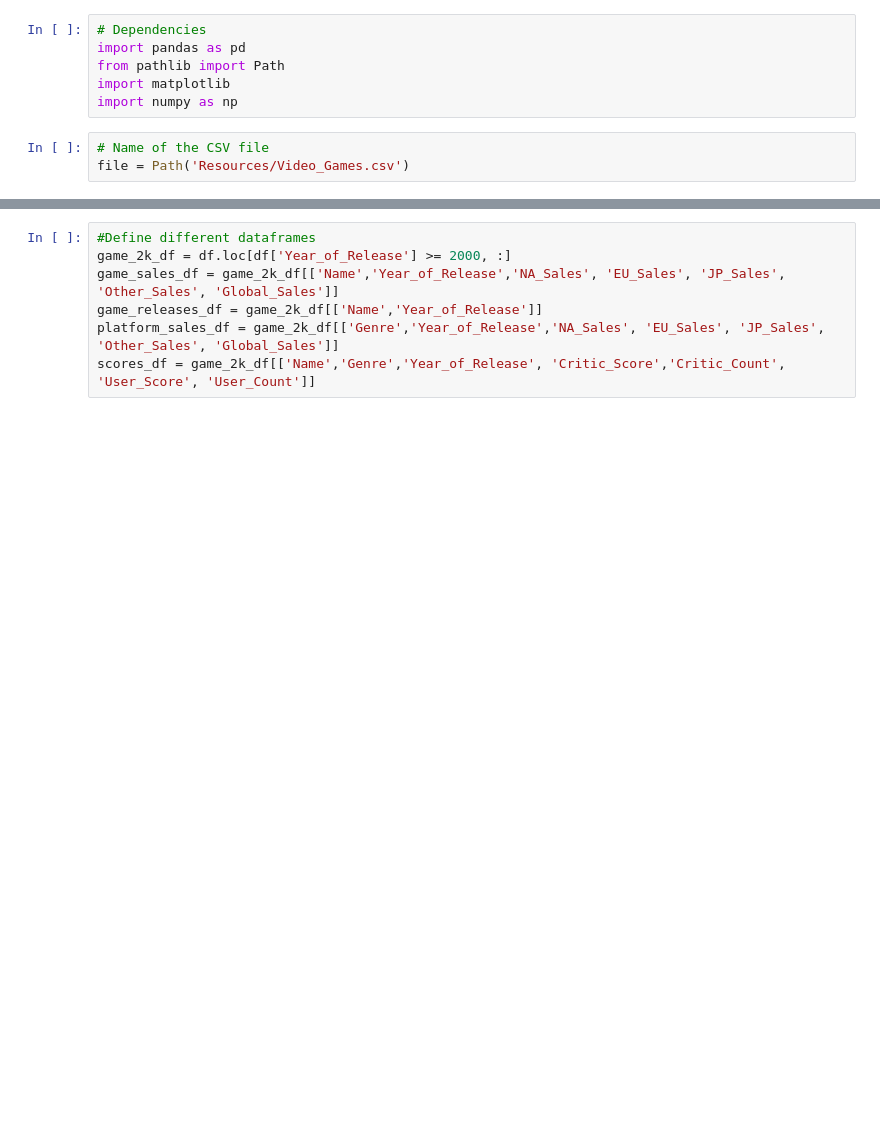
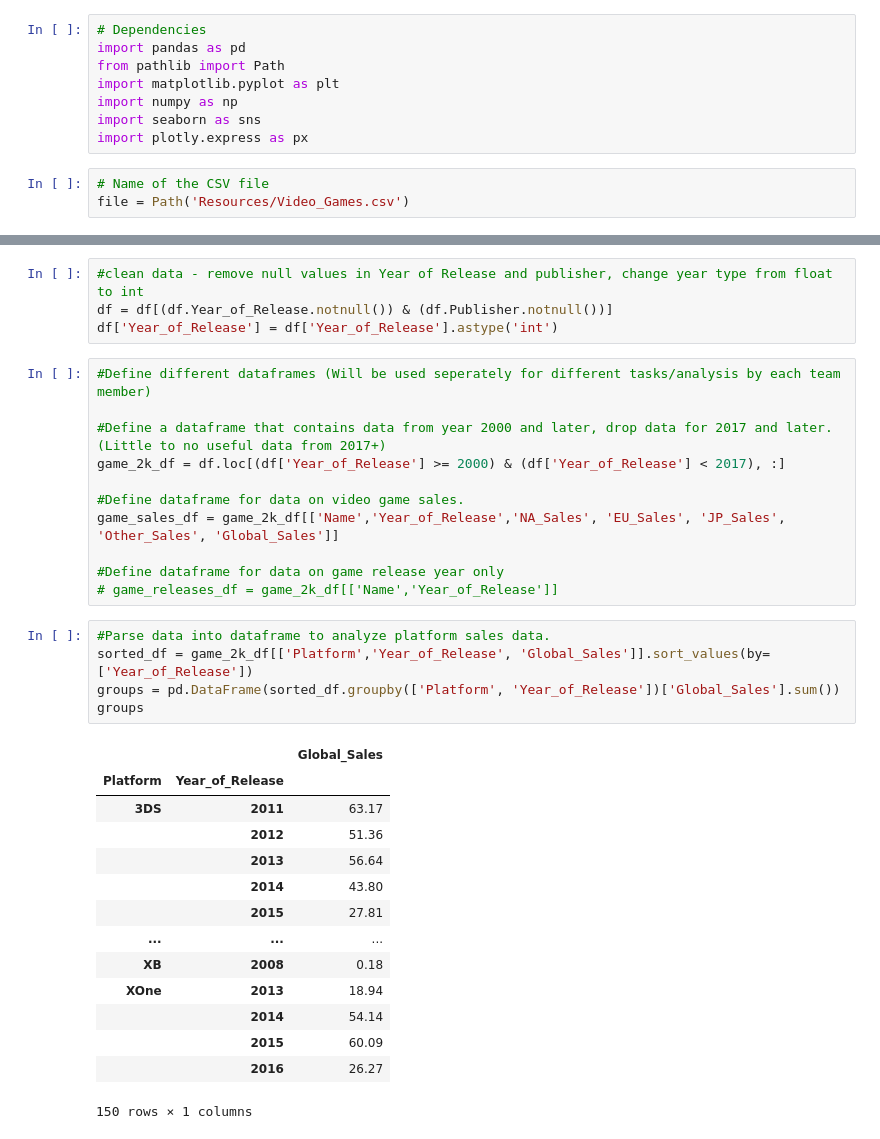
Before and after one commit to joey-october85/Project01_Team04, a Jupyter notebook: main.ipynb, the cells around one changed output, grey strips where cells are left out. Drawn from its saved outputs; the diff is of its cells as text; blank space fills up the shorter version.

Commit message:
mainpy data/code/analysis/graphs

```diff
--- a/main.ipynb
+++ b/main.ipynb
@@ -2,8 +2,10 @@
 # Dependencies
 import pandas as pd
 from pathlib import Path
-import matplotlib
+import matplotlib.pyplot as plt
 import numpy as np
+import seaborn as sns
+import plotly.express as px
 # %%
 # Name of the CSV file
 file = Path('Resources/Video_Games.csv')
@@ -18,10 +20,38 @@ df.head()
 | 2 | Mario Kart Wii | Wii | 2008.0 | Racing | Nintendo | 15.68 | 12.76 | 3.79 | 3.29 | ... |
 | 3 | Wii Sports Resort | Wii | 2009.0 | Sports | Nintendo | 15.61 | 10.93 | 3.28 | 2.95 | ... |
 | 4 | Pokemon Red/Pokemon Blue | GB | 1996.0 | Role-Playing | Nintendo | 11.27 | 8.89 | 10.22 | 1.00 | ... |
+# %%
+#clean data - remove null values in Year of Release and publisher, change year type from float to int
+df = df[(df.Year_of_Release.notnull()) & (df.Publisher.notnull())]
+df['Year_of_Release'] = df['Year_of_Release'].astype('int')
 # %%
-#Define different dataframes
-game_2k_df = df.loc[df['Year_of_Release'] >= 2000, :]
+#Define different dataframes (Will be used seperately for different tasks/analysis by each team member)
+
+#Define a dataframe that contains data from year 2000 and later, drop data for 2017 and later. (Little to no useful data from 2017+)
+game_2k_df = df.loc[(df['Year_of_Release'] >= 2000) & (df['Year_of_Release'] < 2017), :]
+
+#Define dataframe for data on video game sales.
 game_sales_df = game_2k_df[['Name','Year_of_Release','NA_Sales', 'EU_Sales', 'JP_Sales', 'Other_Sales', 'Global_Sales']]
-game_releases_df = game_2k_df[['Name','Year_of_Release']]
-platform_sales_df = game_2k_df[['Genre','Year_of_Release','NA_Sales', 'EU_Sales', 'JP_Sales', 'Other_Sales', 'Global_Sales']]
-scores_df = game_2k_df[['Name','Genre','Year_of_Release', 'Critic_Score','Critic_Count', 'User_Score', 'User_Count']]
+
+#Define dataframe for data on game release year only
+# game_releases_df = game_2k_df[['Name','Year_of_Release']]
+# %%
+#Parse data into dataframe to analyze platform sales data.
+sorted_df = game_2k_df[['Platform','Year_of_Release', 'Global_Sales']].sort_values(by=['Year_of_Release'])
+groups = pd.DataFrame(sorted_df.groupby(['Platform', 'Year_of_Release'])['Global_Sales'].sum())
+groups
+# %% [output]
+|  |  | Global_Sales |
+| Platform | Year_of_Release |  |
+| 3DS | 2011 | 63.17 |
+|  | 2012 | 51.36 |
+|  | 2013 | 56.64 |
+|  | 2014 | 43.80 |
+|  | 2015 | 27.81 |
+| ... | ... | ... |
+| XB | 2008 | 0.18 |
+| XOne | 2013 | 18.94 |
+|  | 2014 | 54.14 |
+|  | 2015 | 60.09 |
+|  | 2016 | 26.27 |
+150 rows × 1 columns
```
Also changed, not shown: parts of 12 cells of this notebook.
